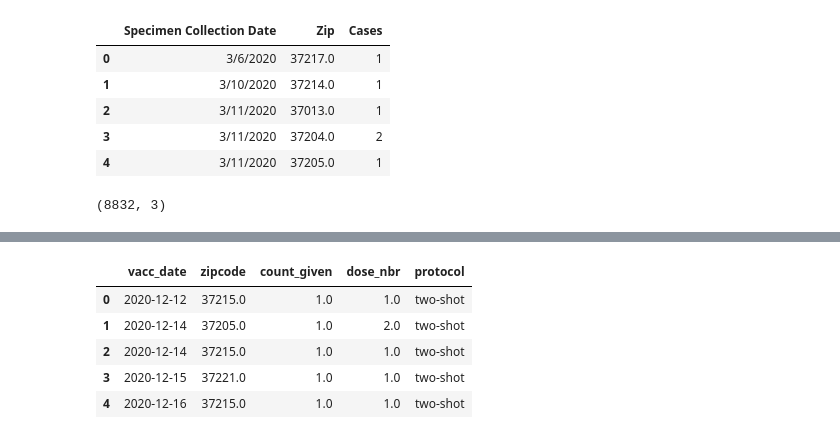
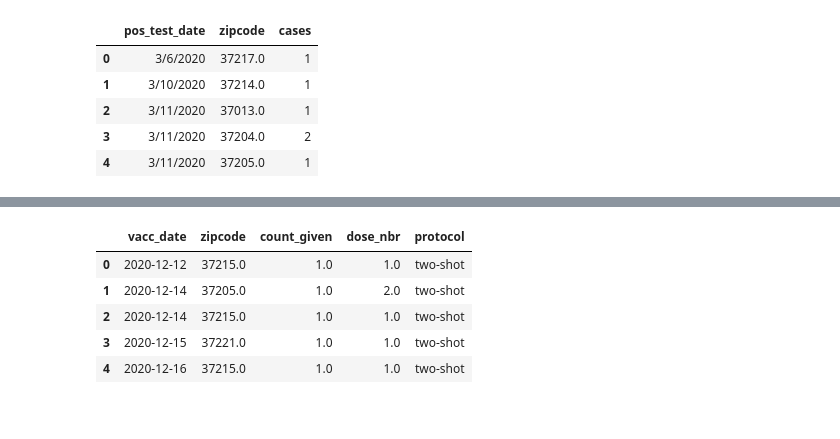
Before and after one commit to ryanhilber93/nash-covid-cases-vaccines-hot_chickens, a Jupyter notebook: data/covid_notebook.ipynb, the cells around one changed output, grey strips where cells are left out. Drawn from its saved outputs; the diff is of its cells as text; code cells hidden in the pictures.

```diff
--- a/data/covid_notebook.ipynb
+++ b/data/covid_notebook.ipynb
@@ -11,13 +9,13 @@ zip = pd.read_csv('COVID_CountByZipPerDate 03292021.csv')
+# %%
+##import cases by zip code data
+zip_df = pd.read_csv('COVID_CountByZipPerDate 03292021.csv')
+zip_df.rename(columns = {'Specimen Collection Date':'pos_test_date','Zip':'zipcode' ,'Cases':'cases'}, inplace = True)
 # %%
-zip.head()
+zip_df.head()
 # %% [output]
-|  | Specimen Collection Date | Zip | Cases |
+|  | pos_test_date | zipcode | cases |
 | 0 | 3/6/2020 | 37217.0 | 1 |
 | 1 | 3/10/2020 | 37214.0 | 1 |
 | 2 | 3/11/2020 | 37013.0 | 1 |
 | 3 | 3/11/2020 | 37204.0 | 2 |
 | 4 | 3/11/2020 | 37205.0 | 1 |
-# %%
-zip.shape
-# %% [output]
-(8832, 3)
```
Also changed, not shown: parts of 25 cells of this notebook, 5 other files.
